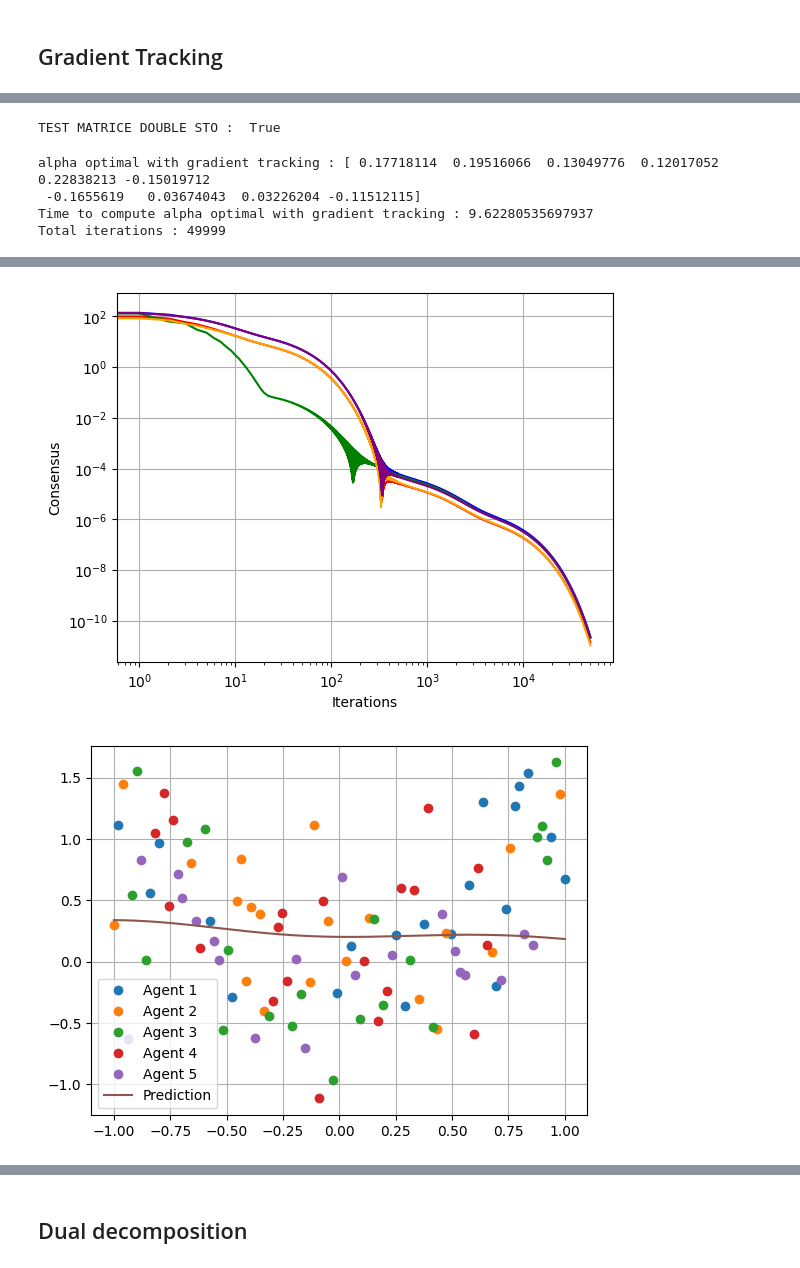
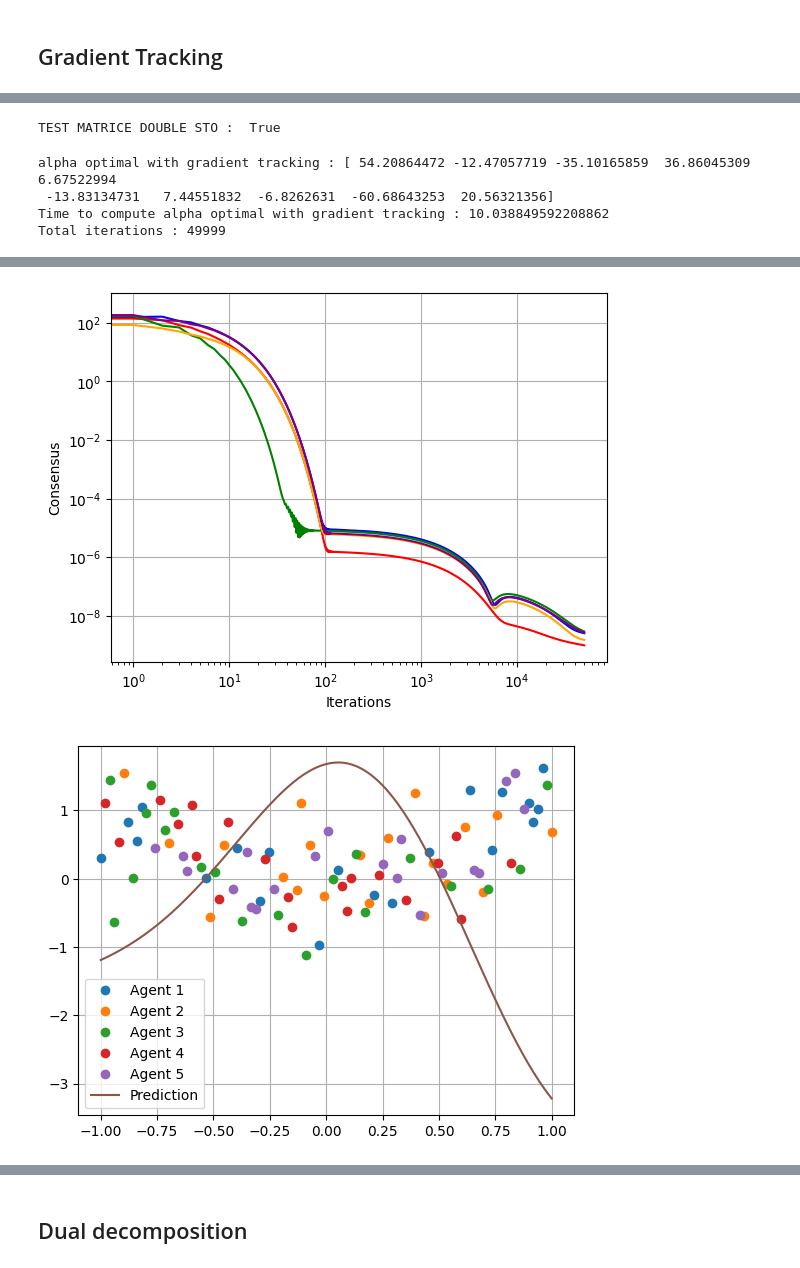
Before and after one commit to slimane-el/Cooperative_optimization, a Jupyter notebook: analysis.ipynb, the cells around one changed output, grey strips where cells are left out. Saved outputs shown, nothing was run; the diff lists cells and outputs as text; code cells hidden in the pictures.

```diff
--- a/analysis.ipynb
+++ b/analysis.ipynb
@@ -10,7 +9,7 @@ import time
 # Generate the data
 a = 5
 n = 100
-m = 10
+m = int(np.floor(np.sqrt(n)))
 agent_x, agent_y, x_selected, y_selected, selected_points, selected_points_agents, K, x, y = get_agents_from_pickle(
     'first_database.pkl', a, n, m)
 print(f'Nb agents : {a}')
@@ -237,7 +174,7 @@ Total iterations : 69999
 # Compute the alpha optimal
 print("Compute the alpha optimal....")
 sigma = 0.5
-mu = 10
+mu = 1
 start = time.time()
 alpha_optim = compute_alpha(x, y, x_selected, sigma, mu)
 end = time.time()
@@ -246,7 +183,7 @@ print(f'alpha optimal : {alpha_optim}\n')
 
 # Compute the alpha optimal with the gradient tracking algorithm
 print("Compute the alpha optimal with the gradient tracking algorithm....")
-lr = 0.0001
+lr = 0.00001
 max_iter = 50000
 
 # create the weight matrix
@@ -281,7 +218,7 @@ Compute the alpha optimal with the gradient tracking algorithm....
  [0.66646017 0.         0.         0.33353983 0.        ]]
 [figure]
 TEST MATRICE DOUBLE STO :  True
-alpha optimal with gradient tracking : [ 0.17718114  0.19516066  0.13049776  0.12017052  0.22838213 -0.15019712
- -0.1655619   0.03674043  0.03226204 -0.11512115]
-Time to compute alpha optimal with gradient tracking : 9.62280535697937
+alpha optimal with gradient tracking : [ 54.20864472 -12.47057719 -35.10165859  36.86045309   6.67522994
+ -13.83134731   7.44551832  -6.8262631  -60.68643253  20.56321356]
+Time to compute alpha optimal with gradient tracking : 10.038849592208862
 Total iterations : 49999
@@ -289,5 +226,5 @@ Total iterations : 49999
-[figure, old version]
+[figure, new version]
-[figure, old version]
+[figure, new version]
 # %%
 # Compute the alpha optimal
 print("Compute the alpha optimal....")
```
Also changed, not shown: parts of 12 cells of this notebook, 1 other file.
